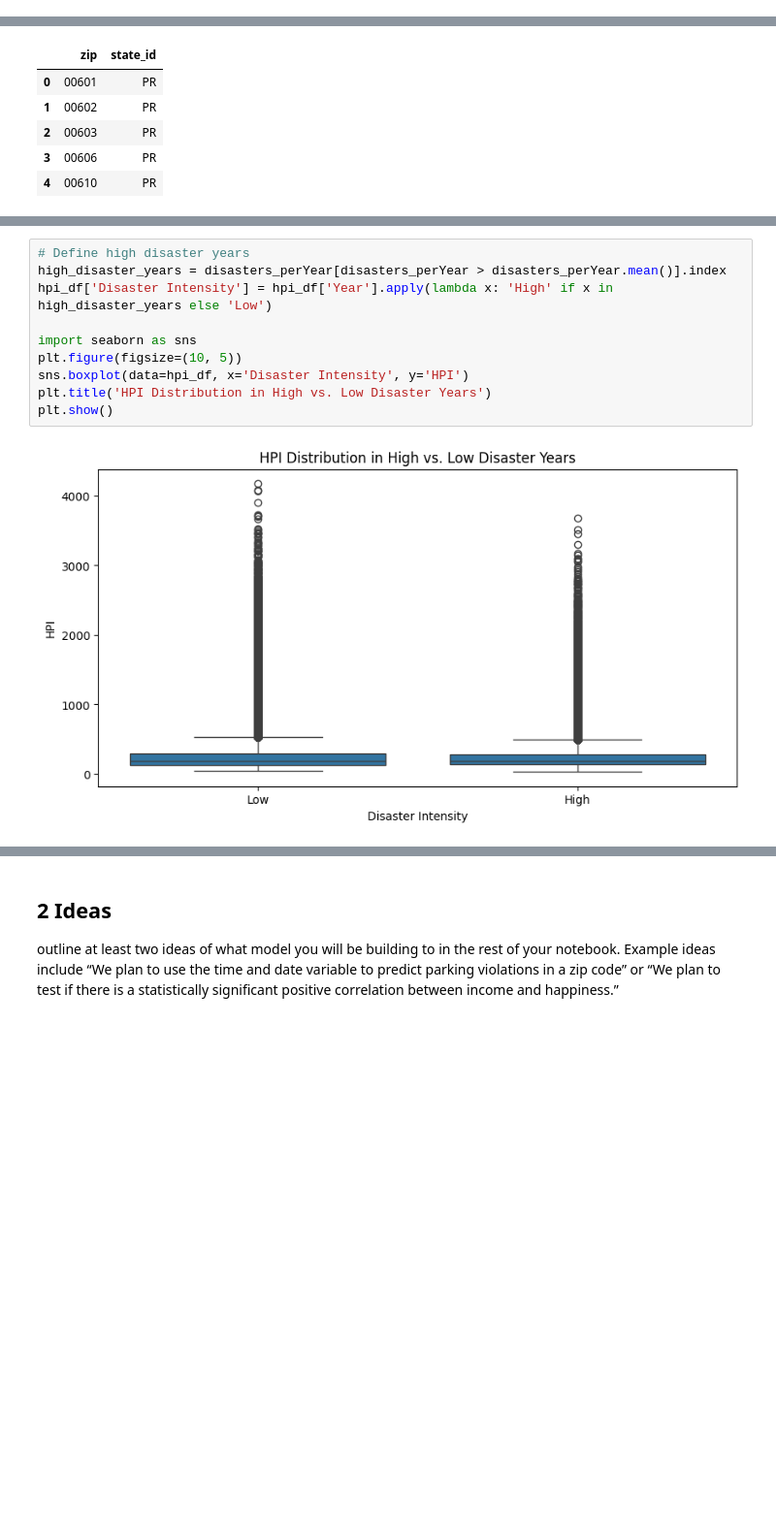
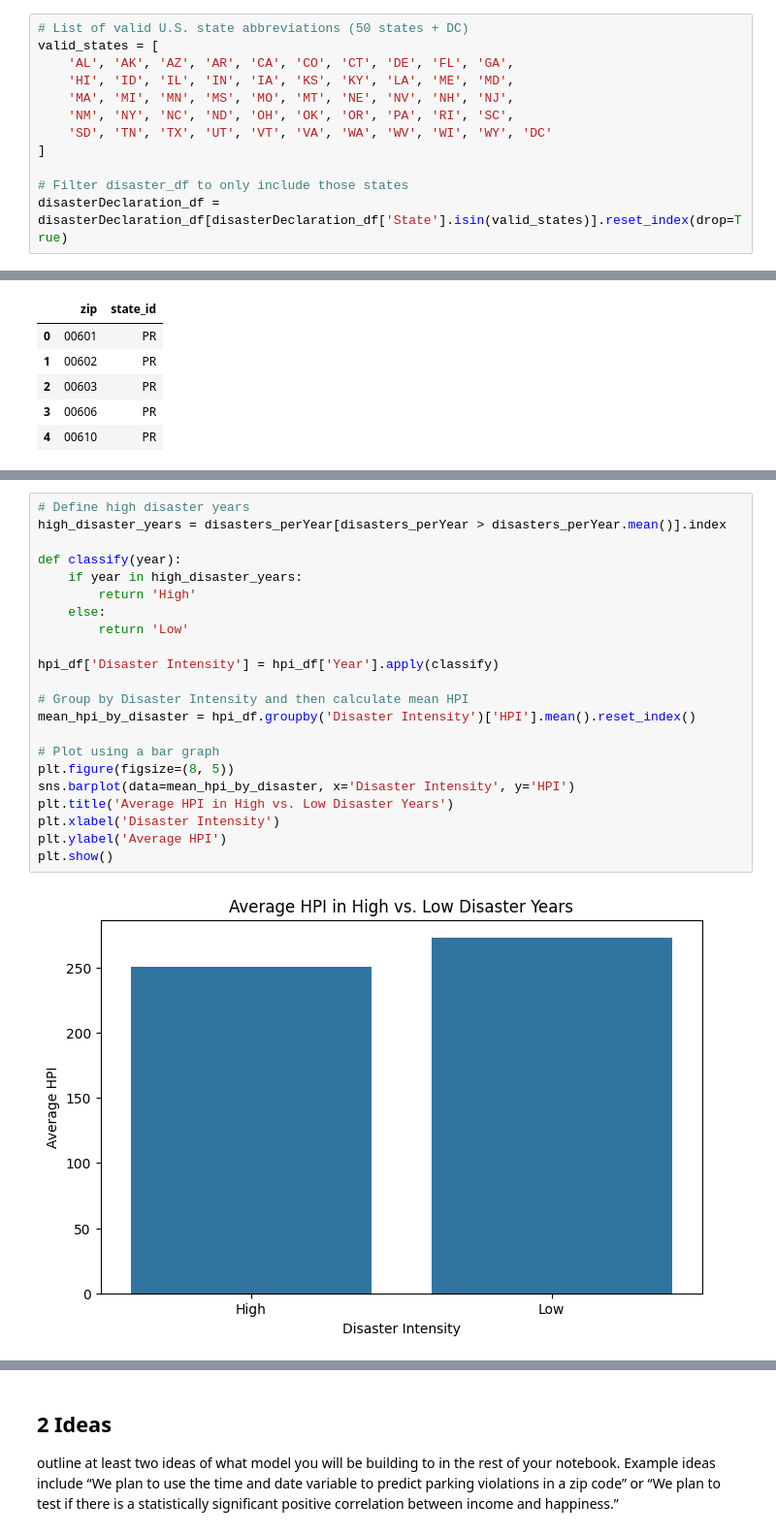
Before and after one commit to sofiadellarosa/FinalProjectDS, a Jupyter notebook: DSproject.ipynb, the cells around one changed output, grey strips where cells are left out. Shown: that part at 97% size. Cells and saved outputs as stored; diff of their text form; blank space fills up the shorter version.

```diff
--- a/DSproject.ipynb
+++ b/DSproject.ipynb
@@ -349,3 +340,15 @@ disasterDeclaration_df = disasterDeclaration_df.reset_index(drop=True)
+# %%
+# List of valid U.S. state abbreviations (50 states + DC)
+valid_states = [
+    'AL', 'AK', 'AZ', 'AR', 'CA', 'CO', 'CT', 'DE', 'FL', 'GA',
+    'HI', 'ID', 'IL', 'IN', 'IA', 'KS', 'KY', 'LA', 'ME', 'MD',
+    'MA', 'MI', 'MN', 'MS', 'MO', 'MT', 'NE', 'NV', 'NH', 'NJ',
+    'NM', 'NY', 'NC', 'ND', 'OH', 'OK', 'OR', 'PA', 'RI', 'SC',
+    'SD', 'TN', 'TX', 'UT', 'VT', 'VA', 'WA', 'WV', 'WI', 'WY', 'DC'
+]
+
+# Filter disaster_df to only include those states
+disasterDeclaration_df = disasterDeclaration_df[disasterDeclaration_df['State'].isin(valid_states)].reset_index(drop=True)
 # %%
 # dtypes of the different columns after cleaning
 print(disasterDeclaration_df.dtypes)
@@ -648,12 +700,24 @@ plt.show()
 # %%
 # Define high disaster years
 high_disaster_years = disasters_perYear[disasters_perYear > disasters_perYear.mean()].index
-hpi_df['Disaster Intensity'] = hpi_df['Year'].apply(lambda x: 'High' if x in high_disaster_years else 'Low')
 
-import seaborn as sns
-plt.figure(figsize=(10, 5))
-sns.boxplot(data=hpi_df, x='Disaster Intensity', y='HPI')
-plt.title('HPI Distribution in High vs. Low Disaster Years')
+def classify(year):
+    if year in high_disaster_years:
+        return 'High'
+    else:
+        return 'Low'
+
+hpi_df['Disaster Intensity'] = hpi_df['Year'].apply(classify)
+
+# Group by Disaster Intensity and then calculate mean HPI
+mean_hpi_by_disaster = hpi_df.groupby('Disaster Intensity')['HPI'].mean().reset_index()
+
+# Plot using a bar graph
+plt.figure(figsize=(8, 5))
+sns.barplot(data=mean_hpi_by_disaster, x='Disaster Intensity', y='HPI')
+plt.title('Average HPI in High vs. Low Disaster Years')
+plt.xlabel('Disaster Intensity')
+plt.ylabel('Average HPI')
 plt.show()
 # %% [output]
-[figure, old version]
+[figure, new version]
```
Also changed, not shown: parts of 17 cells of this notebook.
